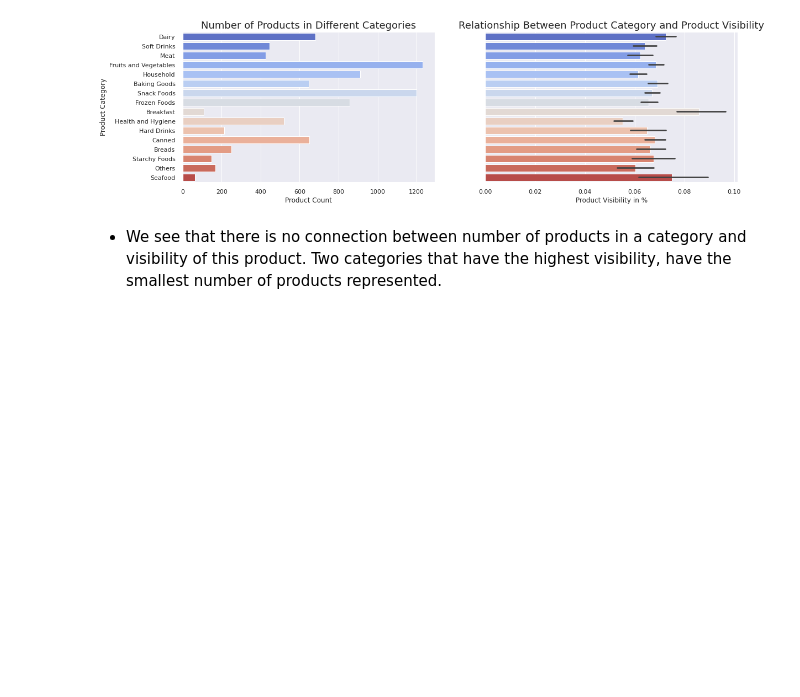
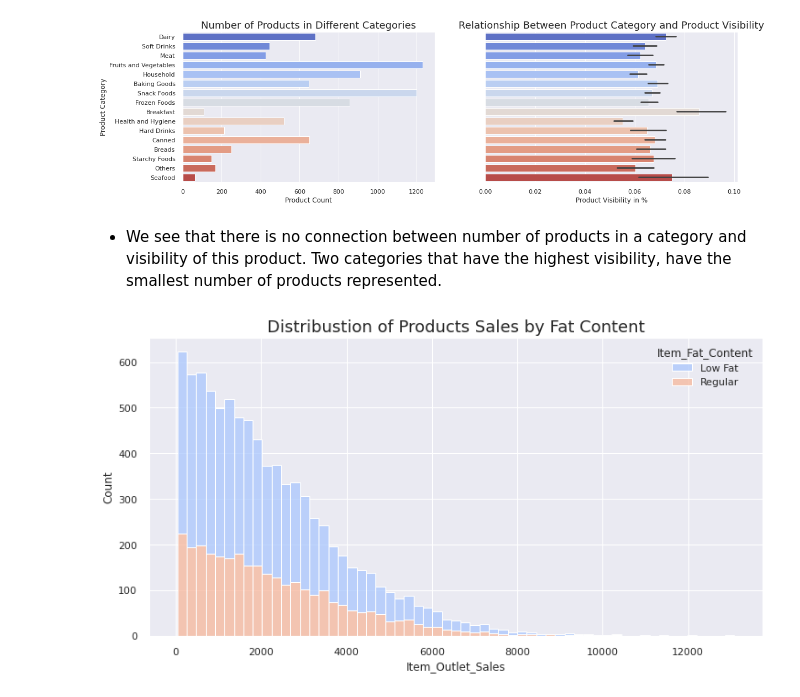
Before and after one commit to AliyevaO/Data-Visualization, a Jupyter notebook: Project_1_Part_4_1.ipynb, the cells around one changed output. Saved outputs shown, nothing was run; the diff lists cells and outputs as text; code cells hidden in the pictures; blank space fills up the shorter version.

```diff
--- a/Project_1_Part_4_1.ipynb
+++ b/Project_1_Part_4_1.ipynb
@@ -306,3 +306,9 @@ ax1.set_title('Relationship Between Product Category and Product Visibility',fon
 [figure]
 # %% [markdown]
 * We see that there is no connection between number of products in a category and visibility of this product. Two categories that have the highest visibility, have the smallest number of products represented.
+# %%
+sns.set(rc={"figure.figsize":(12,6)})
+sns.histplot(data=sales_predictions, x='Item_Outlet_Sales', hue='Item_Fat_Content', palette='coolwarm', multiple="stack")
+plt.title('Distribustion of Products Sales by Fat Content', fontsize=18);
+# %% [output]
+[figure, added]
```
